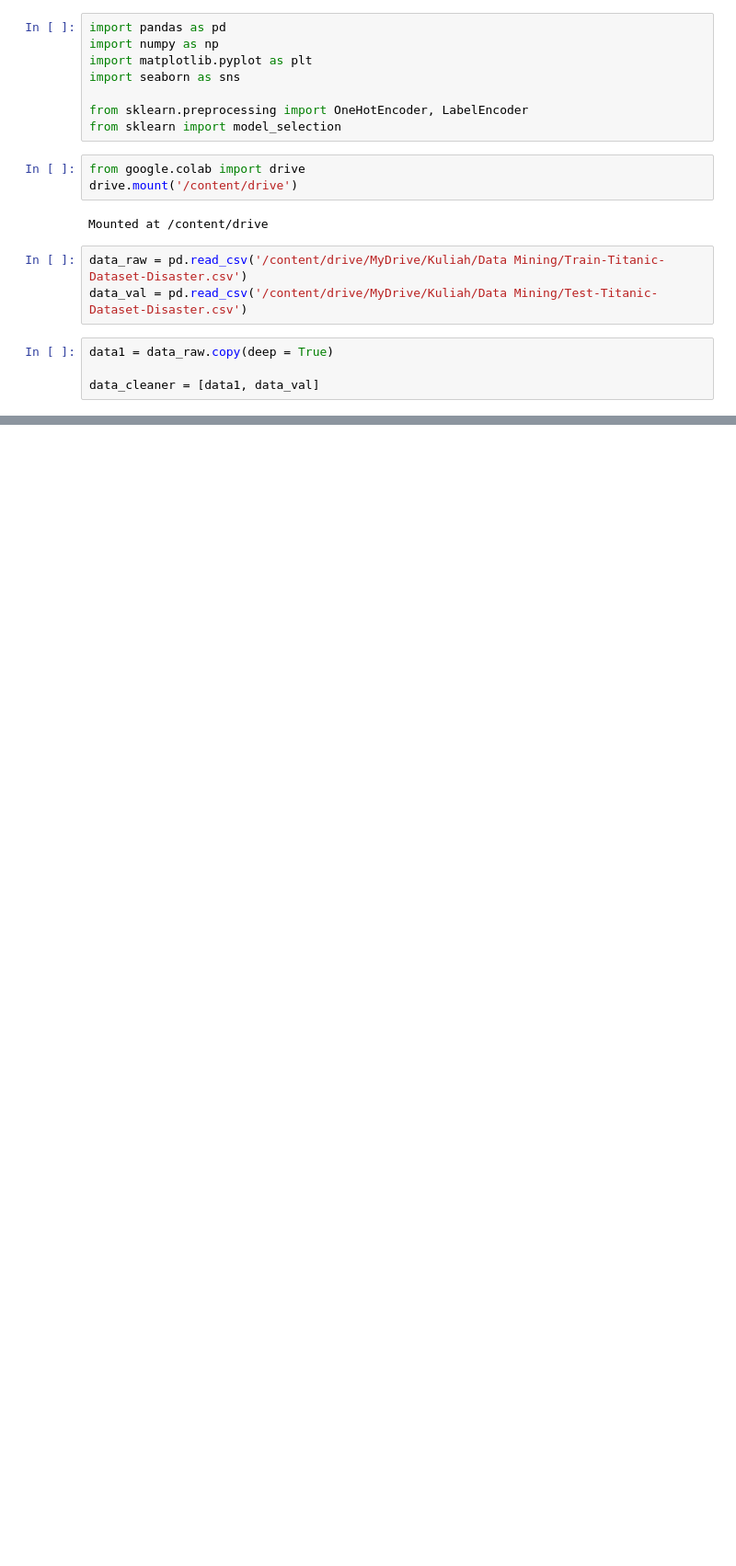
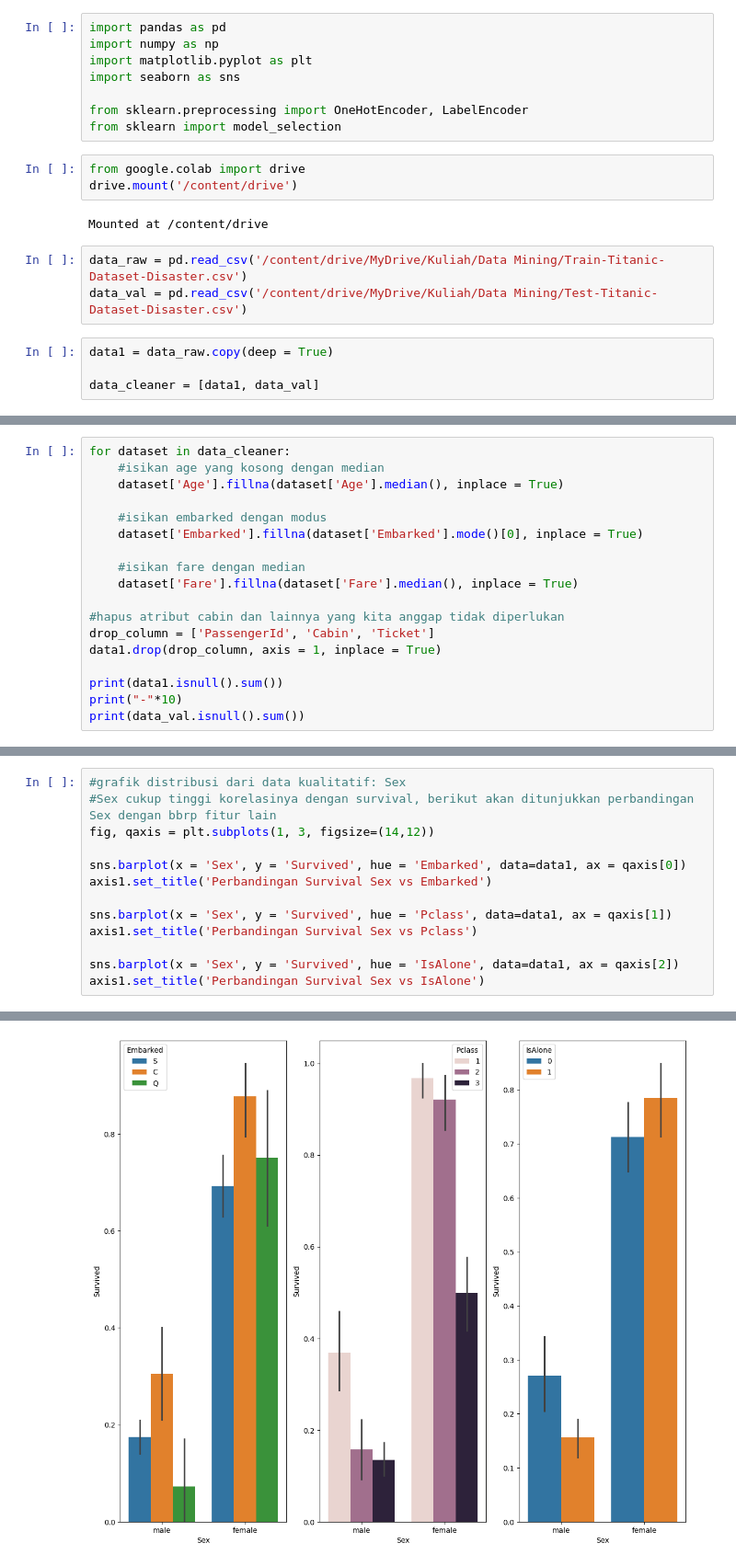
Before and after one commit to AnindyaNaura12/Data-Mining, a Jupyter notebook: fixing_visualization_data.ipynb, the cells around one changed output, grey strips where cells are left out. Shown at 92% size. Saved outputs shown, nothing was run; the diff lists cells and outputs as text; blank space fills up the shorter version.

```diff
--- a/fixing_visualization_data.ipynb
+++ b/fixing_visualization_data.ipynb
@@ -58,3 +58,21 @@ dtype: int64
 | 50% | 446.000000 | 0.000000 | 3.000000 | NaN | NaN | 28.000000 | 0.000000 | 0.000000 | NaN | 14.454200 | ... |
 | 75% | 668.500000 | 1.000000 | 3.000000 | NaN | NaN | 38.000000 | 1.000000 | 0.000000 | NaN | 31.000000 | ... |
 | max | 891.000000 | 1.000000 | 3.000000 | NaN | NaN | 80.000000 | 8.000000 | 6.000000 | NaN | 512.329200 | ... |
+# %%
+for dataset in data_cleaner:
+    #isikan age yang kosong dengan median
+    dataset['Age'].fillna(dataset['Age'].median(), inplace = True)
+
+    #isikan embarked dengan modus
+    dataset['Embarked'].fillna(dataset['Embarked'].mode()[0], inplace = True)
+
+    #isikan fare dengan median
+    dataset['Fare'].fillna(dataset['Fare'].median(), inplace = True)
+
+#hapus atribut cabin dan lainnya yang kita anggap tidak diperlukan
+drop_column = ['PassengerId', 'Cabin', 'Ticket']
+data1.drop(drop_column, axis = 1, inplace = True)
+
+print(data1.isnull().sum())
+print("-"*10)
+print(data_val.isnull().sum())
@@ -60,0 +298,14 @@ dtype: int64
+# %%
+#grafik distribusi dari data kualitatif: Sex
+#Sex cukup tinggi korelasinya dengan survival, berikut akan ditunjukkan perbandingan Sex dengan bbrp fitur lain
+fig, qaxis = plt.subplots(1, 3, figsize=(14,12))
+
+sns.barplot(x = 'Sex', y = 'Survived', hue = 'Embarked', data=data1, ax = qaxis[0])
+axis1.set_title('Perbandingan Survival Sex vs Embarked')
+
+sns.barplot(x = 'Sex', y = 'Survived', hue = 'Pclass', data=data1, ax = qaxis[1])
+axis1.set_title('Perbandingan Survival Sex vs Pclass')
+
+sns.barplot(x = 'Sex', y = 'Survived', hue = 'IsAlone', data=data1, ax = qaxis[2])
+axis1.set_title('Perbandingan Survival Sex vs IsAlone')
+# %% [output]
@@ -60,0 +313 @@ dtype: int64
+[figure, added]
```
Also changed, not shown: parts of 12 cells of this notebook.
